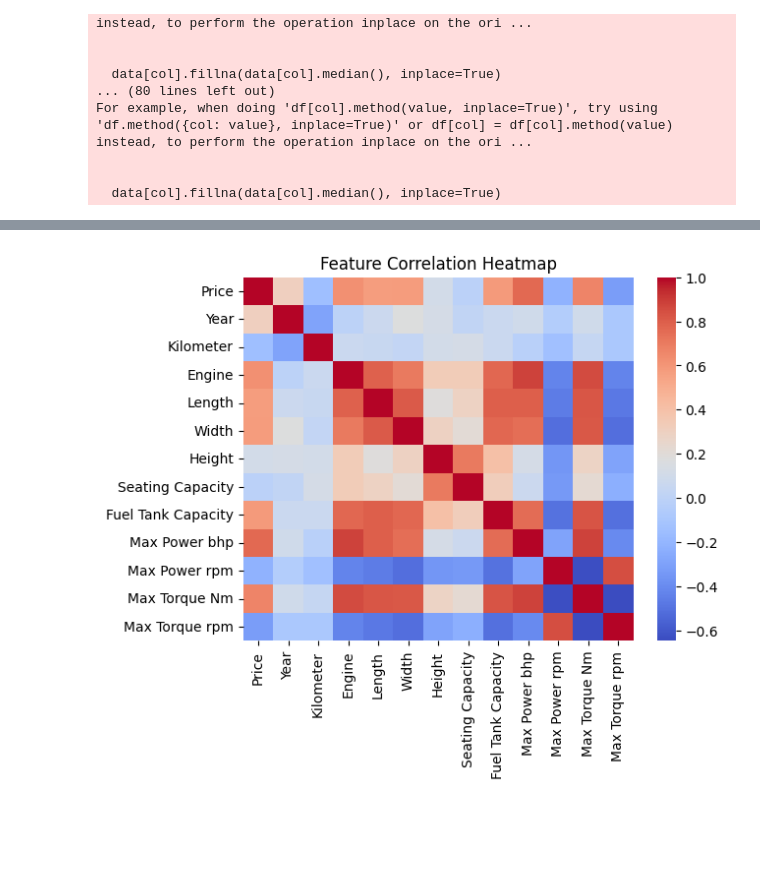
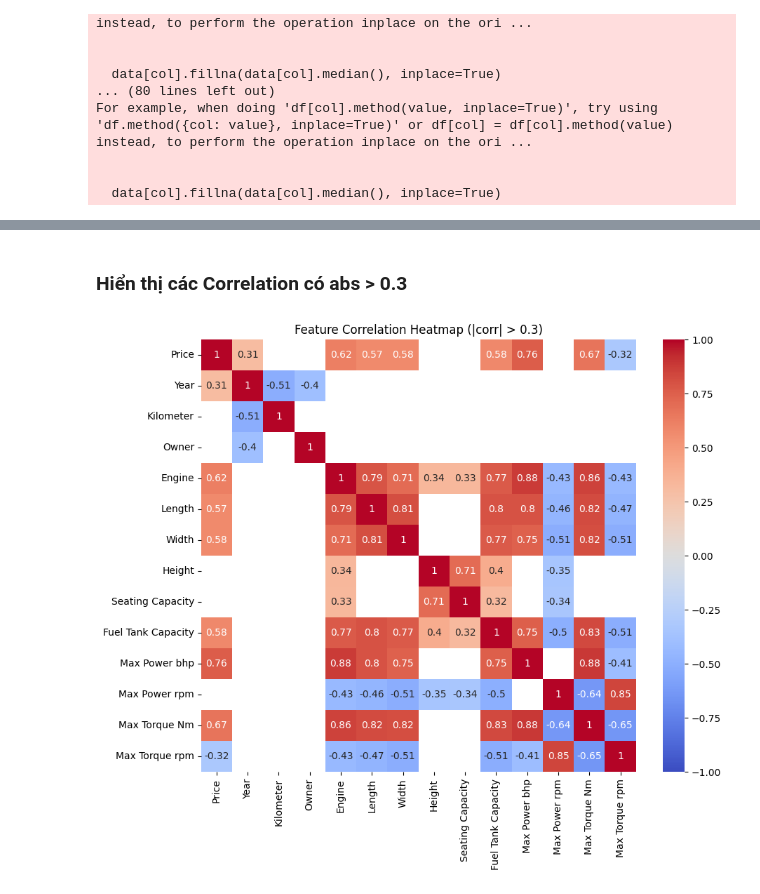
Before and after one commit to p1neapplechoco/LAB1-MML, a Jupyter notebook: visualize.ipynb, the cells around one changed output, grey strips where cells are left out. Cells and saved outputs as stored; diff of their text form; code cells hidden in the pictures; blank space fills up the shorter version.

```diff
--- a/visualize.ipynb
+++ b/visualize.ipynb
@@ -171,0 +134,14 @@ plt.show()
+# %%
+mapping = {
+    "UnRegistered Car": 0,
+    "First": 1,
+    "Second": 2,
+    "Third": 3,
+    "Fourth": 4,
+    "4 or More": 4
+}
+
+data["Owner"] = data["Owner"].replace(mapping)
+# %%
+# drop Kilometer = 2e6
+data = data.drop(data[data["Kilometer"] == 2e6].index)
@@ -172,11 +168,14 @@ plt.show()
+# %% [markdown]
+### Hiển thị các Correlation có abs > 0.3
 # %%
 numeric_data = data.select_dtypes(include=['number'])
 
 # Compute correlation
 corr_matrix = numeric_data.corr()
-
-sns.heatmap(corr_matrix, cmap="coolwarm", annot=False)
-plt.title("Feature Correlation Heatmap")
+filtered_corr = corr_matrix[abs(corr_matrix) > 0.3]
+plt.figure(figsize=(10, 8))
+sns.heatmap(filtered_corr, cmap="coolwarm", vmin=-1, vmax=1, annot=True)
+plt.title("Feature Correlation Heatmap (|corr| > 0.3)")
 plt.show()
 # %% [output]
-[figure, old version]
+[figure, new version]
```
Also changed, not shown: parts of 10 cells of this notebook.
